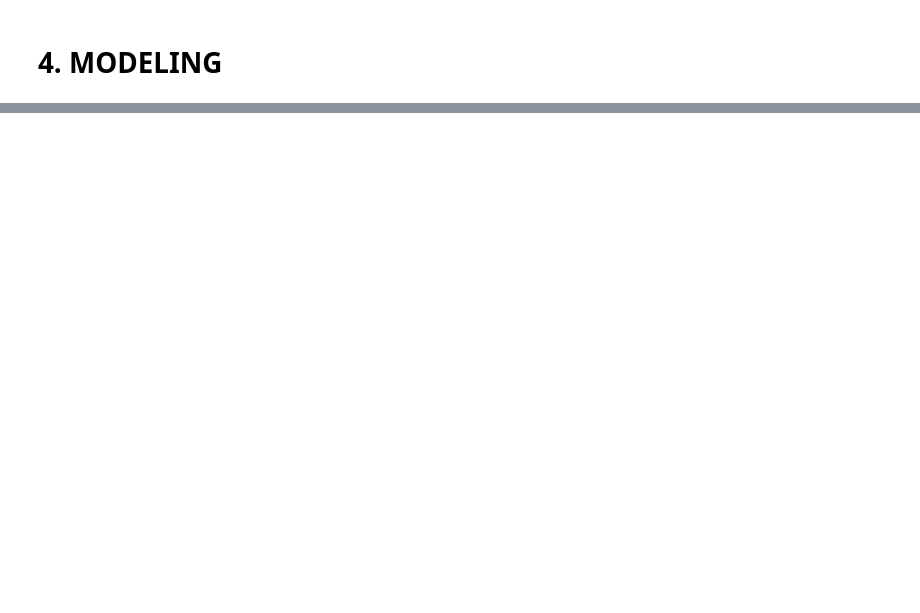
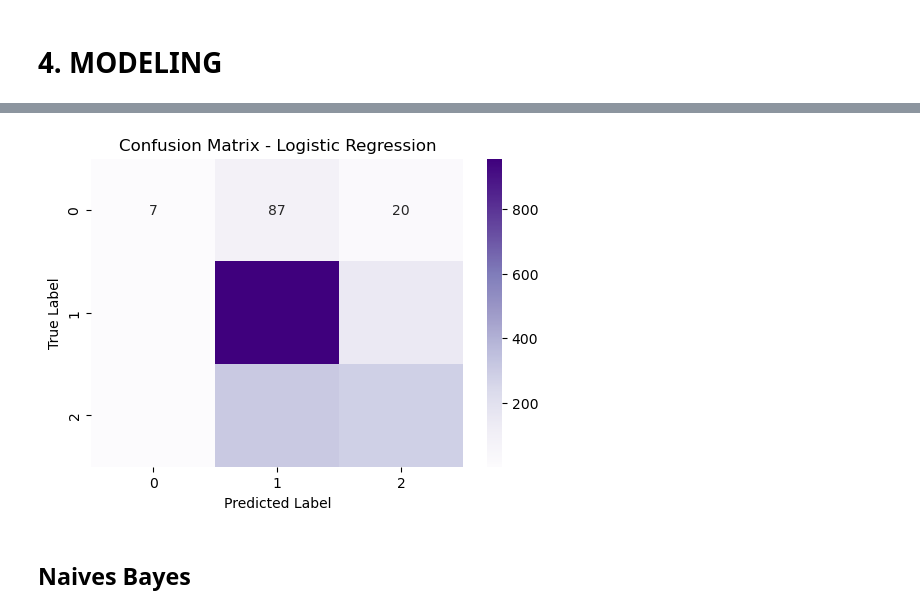
Before and after one commit to zippy345/Tweets_Group_8_project, a Jupyter notebook: NLP project.ipynb, the cells around one changed output, grey strips where cells are left out. Drawn from its saved outputs; the diff is of its cells as text; code cells hidden in the pictures; blank space fills up the shorter version.

```diff
--- a/NLP project.ipynb
+++ b/NLP project.ipynb
@@ -301,0 +334,12 @@ X_train, X_test, y_train, y_test = train_test_split(X, y, test_size=0.2, random_
+# %%
+# Target variable
+y = df['sentiments']
+# %%
+#Data splitting
+X_train, X_test, y_train, y_test = train_test_split(
+    X, y, test_size=0.2, random_state=42, stratify=y
+)
+
+# Check the shapes of the splits
+print("Training data shape:", X_train.shape)
+print("Testing data shape:", X_test.shape)
@@ -317,0 +380,4 @@ df['label'] = label_encoder.fit_transform(df['is_there_an_emotion_directed_at_a_
+# %%
+# Initialize and train model
+log_reg = LogisticRegression(max_iter=1000, random_state=42)
+log_reg.fit(X_train, y_train)
@@ -317,0 +386,3 @@ df['label'] = label_encoder.fit_transform(df['is_there_an_emotion_directed_at_a_
+# %%
+# Predictions
+y_pred_log = log_reg.predict(X_test)
@@ -317,0 +445,12 @@ df['label'] = label_encoder.fit_transform(df['is_there_an_emotion_directed_at_a_
+# %%
+# Plot confusion matrix
+plt.figure(figsize=(6,4))
+sns.heatmap(confusion_matrix(y_test, y_pred_log), annot=True, fmt='d', cmap='Purples')
+plt.title("Confusion Matrix - Logistic Regression")
+plt.xlabel("Predicted Label")
+plt.ylabel("True Label")
+plt.show()
+# %% [output]
+[figure, added]
+# %% [markdown]
+## Naives Bayes
```
Also changed, not shown: parts of 58 cells of this notebook.
